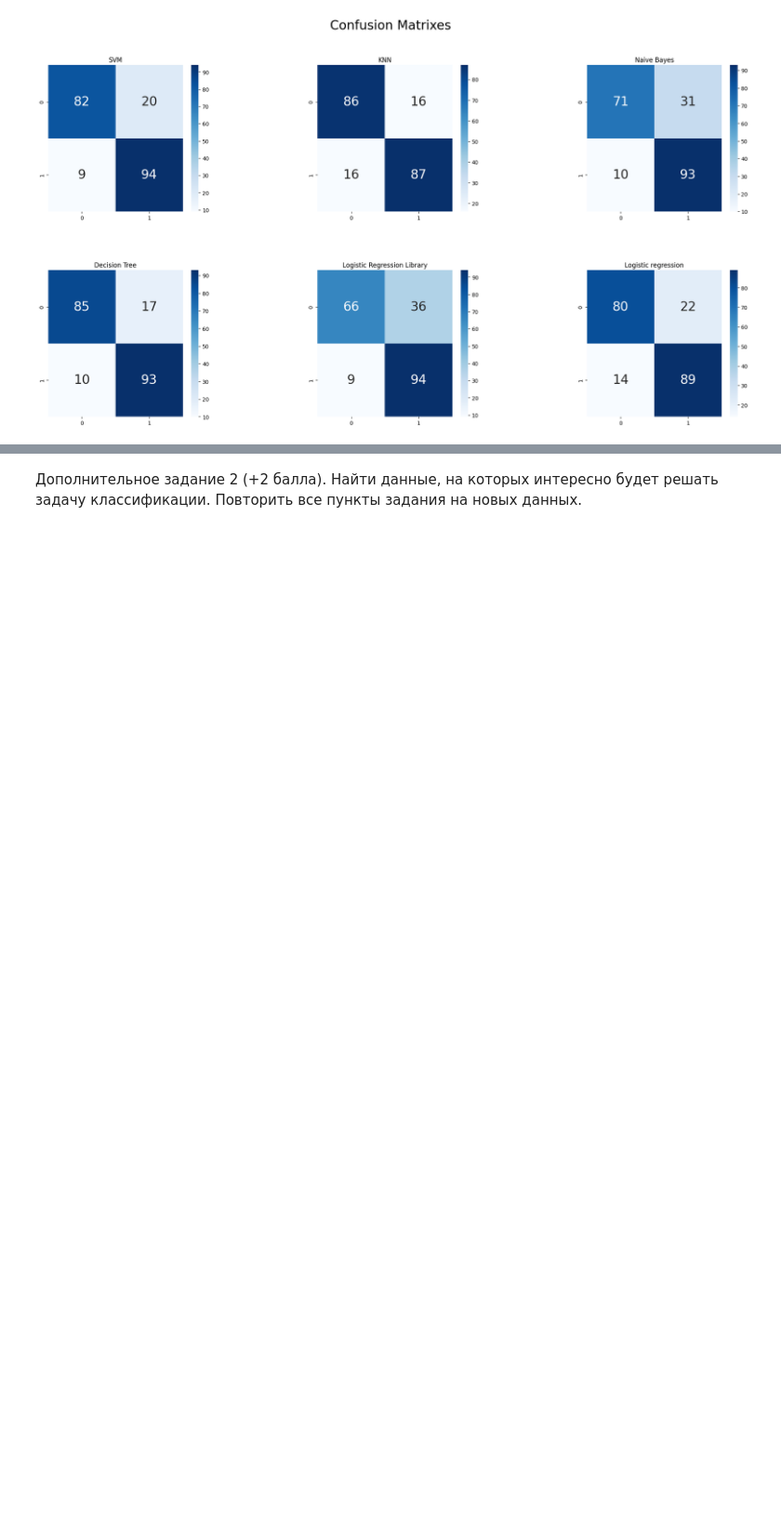
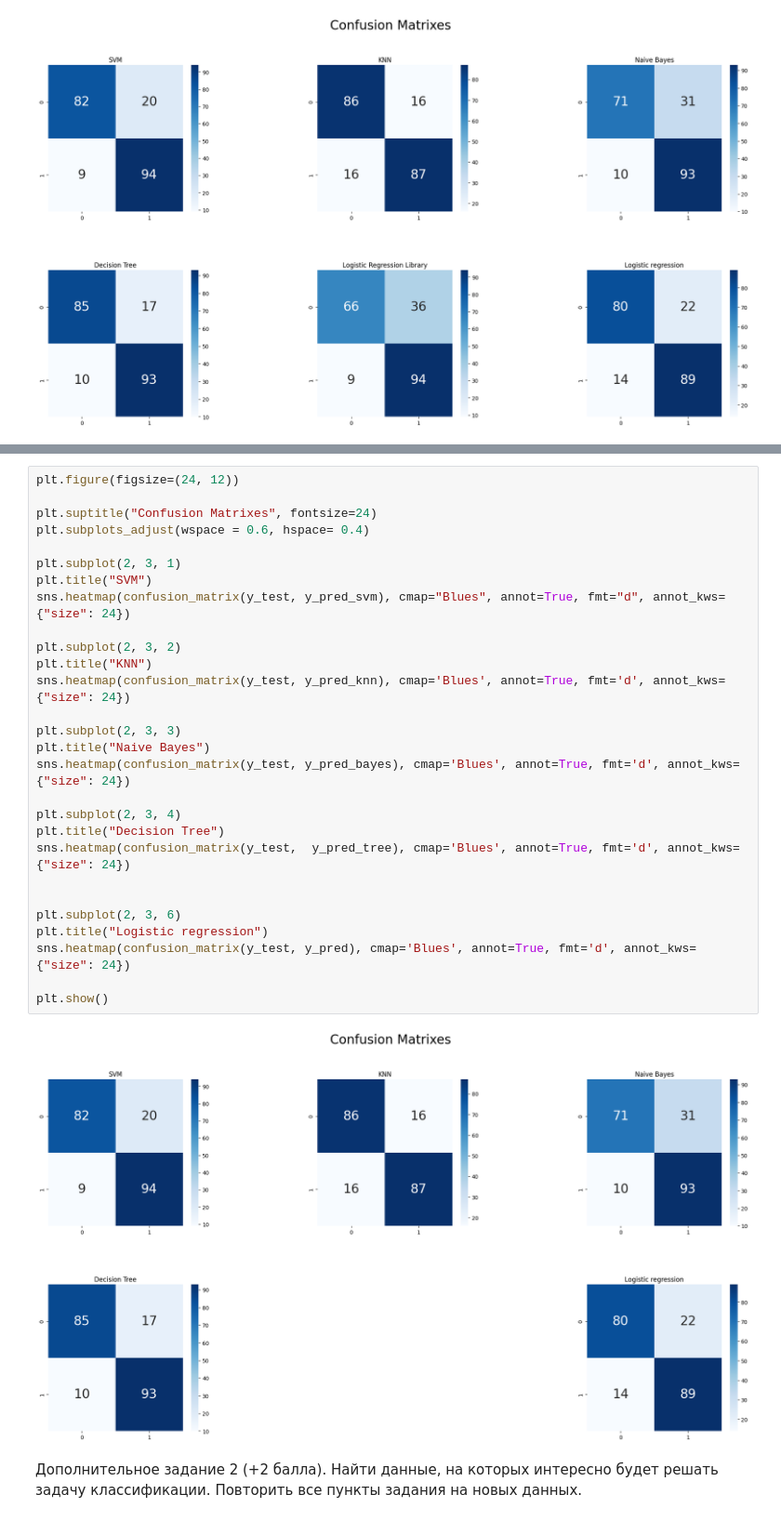
Before and after one commit to PlatonovaEkaterina/Machine-Learning, a Jupyter notebook: Task Two/Untitled.ipynb, the cells around one changed output, grey strips where cells are left out. Shown at 93% size. Saved outputs shown, nothing was run; the diff lists cells and outputs as text; blank space fills up the shorter version.

```diff
--- a/Task Two/Untitled.ipynb
+++ b/Task Two/Untitled.ipynb
@@ -397,3 +457,33 @@ plt.show()
+# %%
+plt.figure(figsize=(24, 12))
+
+plt.suptitle("Confusion Matrixes", fontsize=24)
+plt.subplots_adjust(wspace = 0.6, hspace= 0.4)
+
+plt.subplot(2, 3, 1)
+plt.title("SVM")
+sns.heatmap(confusion_matrix(y_test, y_pred_svm), cmap="Blues", annot=True, fmt="d", annot_kws={"size": 24})
+
+plt.subplot(2, 3, 2)
+plt.title("KNN")
+sns.heatmap(confusion_matrix(y_test, y_pred_knn), cmap='Blues', annot=True, fmt='d', annot_kws={"size": 24})
+
+plt.subplot(2, 3, 3)
+plt.title("Naive Bayes")
+sns.heatmap(confusion_matrix(y_test, y_pred_bayes), cmap='Blues', annot=True, fmt='d', annot_kws={"size": 24})
+
+plt.subplot(2, 3, 4)
+plt.title("Decision Tree")
+sns.heatmap(confusion_matrix(y_test,  y_pred_tree), cmap='Blues', annot=True, fmt='d', annot_kws={"size": 24})
+
+
+plt.subplot(2, 3, 6)
+plt.title("Logistic regression")
+sns.heatmap(confusion_matrix(y_test, y_pred), cmap='Blues', annot=True, fmt='d', annot_kws={"size": 24})
+
+plt.show()
+# %% [output]
+[figure, added]
 # %% [markdown]
 Дополнительное задание 2 (+2 балла). Найти данные, на которых интересно будет решать задачу классификации. Повторить все пункты задания на новых данных.
 # %%
```
Also changed, not shown: parts of 48 cells of this notebook.
